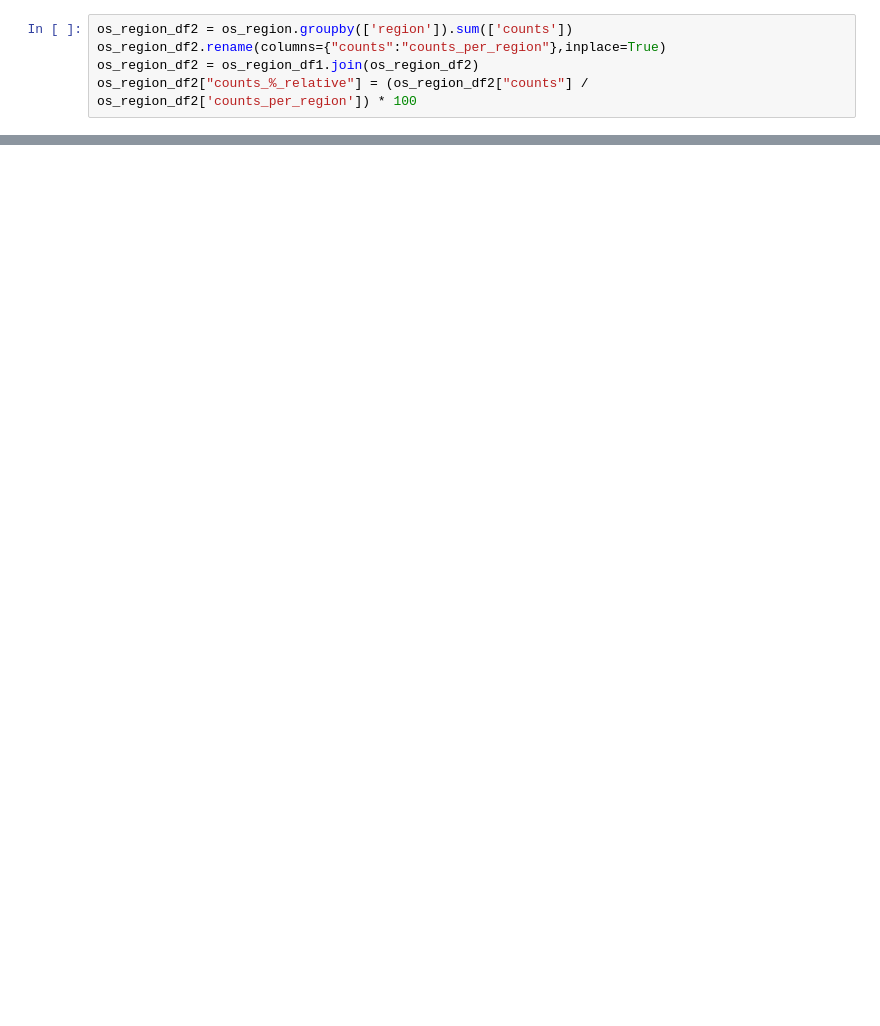
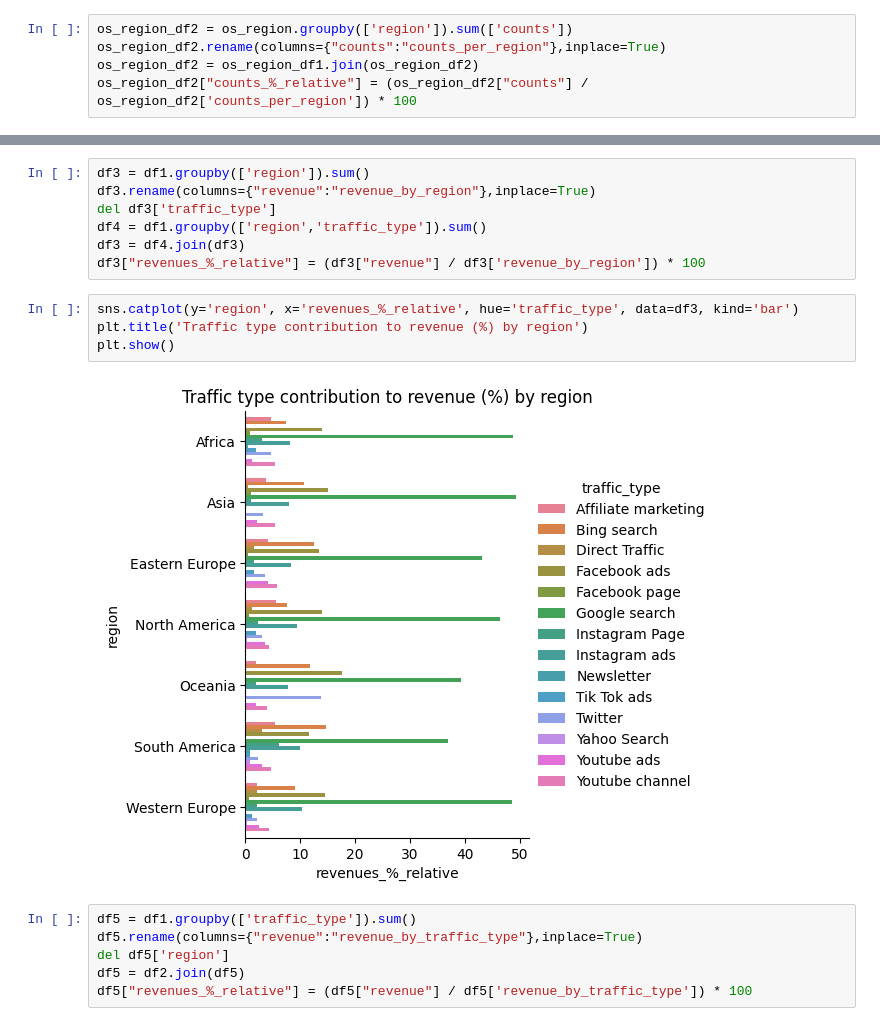
Before and after one commit to selvatica-36/Exploratory-data-analysis---Online-shopping-in-retail, a Jupyter notebook: analysis_report.ipynb, the cells around one changed output, grey strips where cells are left out. Cells and saved outputs as stored; diff of their text form; blank space fills up the shorter version.

```diff
--- a/analysis_report.ipynb
+++ b/analysis_report.ipynb
@@ -293,0 +326,19 @@ plt.show()
+# %%
+df3 = df1.groupby(['region']).sum()
+df3.rename(columns={"revenue":"revenue_by_region"},inplace=True)
+del df3['traffic_type']
+df4 = df1.groupby(['region','traffic_type']).sum()
+df3 = df4.join(df3)
+df3["revenues_%_relative"] = (df3["revenue"] / df3['revenue_by_region']) * 100
+# %%
+sns.catplot(y='region', x='revenues_%_relative', hue='traffic_type', data=df3, kind='bar')
+plt.title('Traffic type contribution to revenue (%) by region')
+plt.show()
+# %% [output]
+[figure, added]
+# %%
+df5 = df1.groupby(['traffic_type']).sum()
+df5.rename(columns={"revenue":"revenue_by_traffic_type"},inplace=True)
+del df5['region']
+df5 = df2.join(df5)
+df5["revenues_%_relative"] = (df5["revenue"] / df5['revenue_by_traffic_type']) * 100
```
Also changed, not shown: parts of 16 cells of this notebook.
